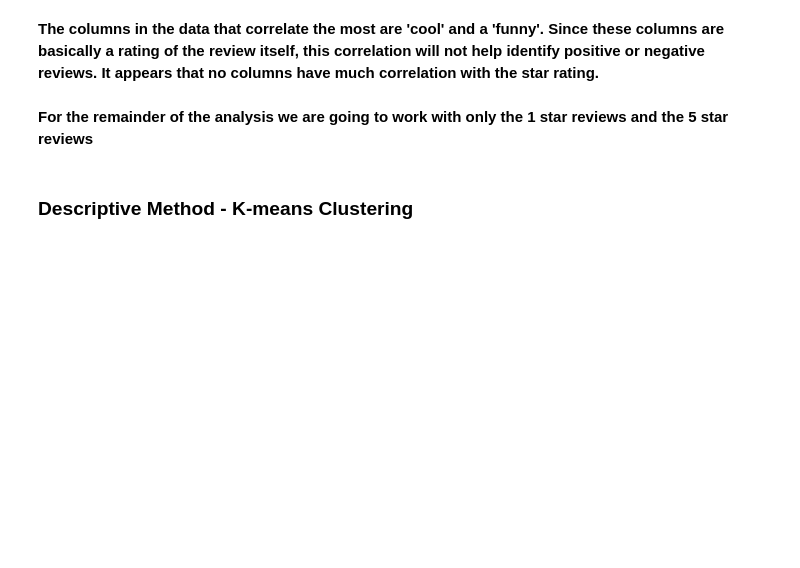
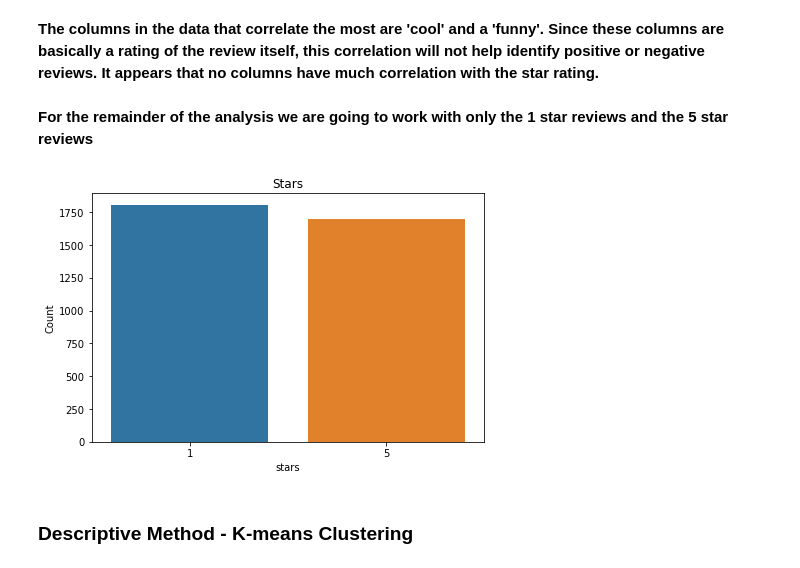
Before and after one commit to JCrawford1122/NLP_Project, a Jupyter notebook: yelp_nlp.ipynb, the cells around one changed output. Cells and saved outputs as stored; diff of their text form; code cells hidden in the pictures; blank space fills up the shorter version.

```diff
--- a/yelp_nlp.ipynb
+++ b/yelp_nlp.ipynb
@@ -118,13 +148,15 @@ sns.heatmap(reviews.corr(), cmap='coolwarm', annot=True)
 # %%
 
 reviews_class = reviews[(reviews.stars==1) | (reviews.stars==5)]
-reviews_class = reviews_class.iloc[1500:5500]
+reviews_class = reviews_class.iloc[2000:5500]
 fig = plt.figure(figsize=(12,8))
 axes1 = plt.subplot(2,2,1)
 axes1 = sns.countplot(x='stars', data=reviews_class)
 axes1.set_title('Stars')
 axes1.set_ylabel('Count')
 plt.tight_layout()
+# %% [output]
+[figure, added]
 # %% [markdown]
 <h3> Descriptive Method - K-means Clustering </h3>
 # %% [markdown]
```
Also changed, not shown: parts of 17 cells of this notebook, 1 other file.
